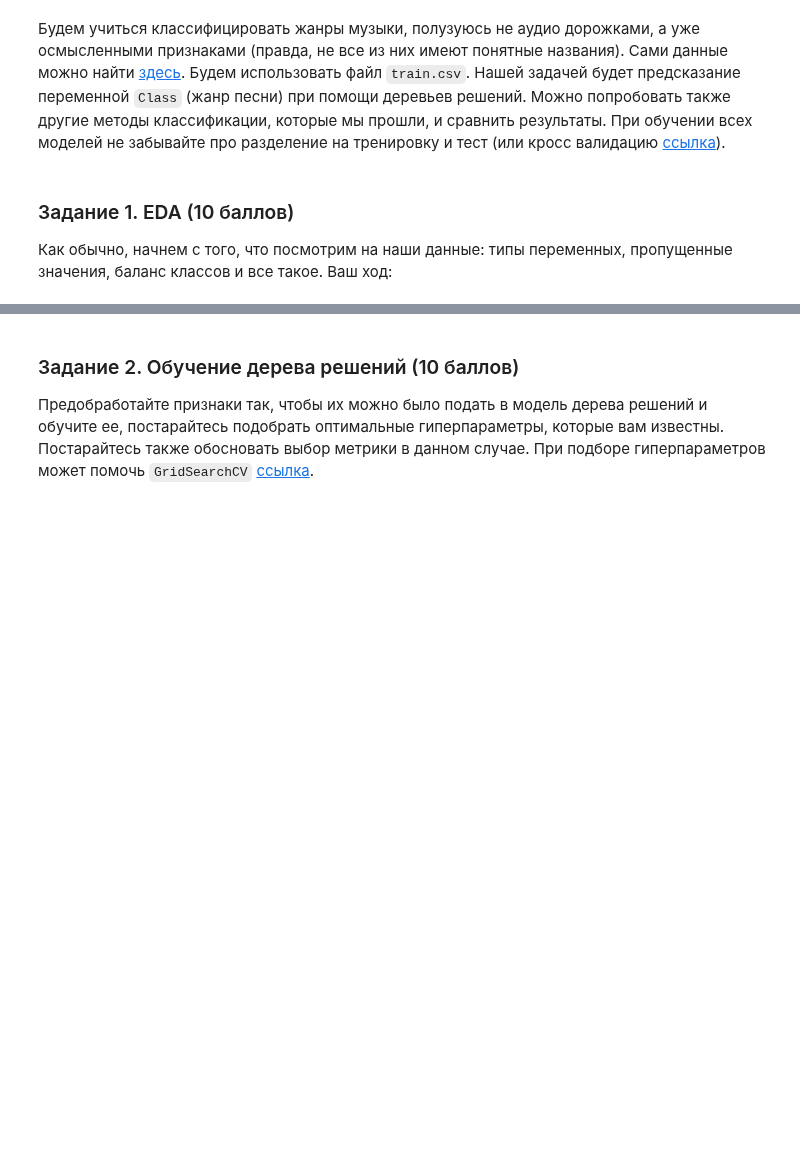
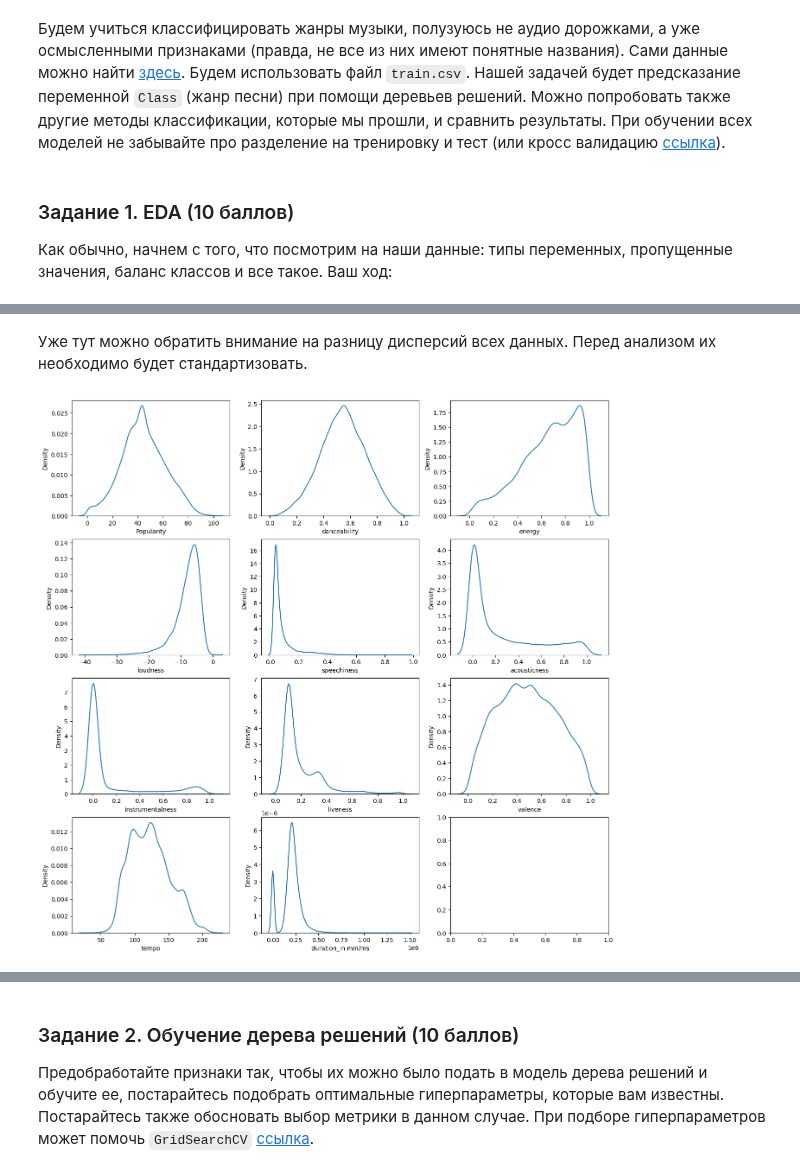
Before and after one commit to EkaterinShitik/BI_ML_2024, a Jupyter notebook: hw4_dt/code/dt_lecture_practice.ipynb, the cells around one changed output, grey strips where cells are left out. Drawn from its saved outputs; the diff is of its cells as text; code cells hidden in the pictures; blank space fills up the shorter version.

```diff
--- a/hw4_dt/code/dt_lecture_practice.ipynb
+++ b/hw4_dt/code/dt_lecture_practice.ipynb
@@ -14,0 +245,24 @@ data.head()
+# %% [markdown]
+Уже тут можно обратить внимание на разницу дисперсий всех данных. Перед анализом их необходимо будет стандартизовать.
+# %%
+fig, axes = plt.subplots(nrows=4, ncols=3, figsize=(16, 16))
+num_cols = ['Popularity',
+      'danceability',
+      'energy',
+      'loudness',
+      'speechiness',
+      'acousticness',
+      'instrumentalness',
+      'liveness',
+      'valence',
+      'tempo',
+      'duration_in min/ms']
+number = 0
+for nrow in range(4):
+    for ncol in range(3):
+        if number == 11:
+            break
+        sns.kdeplot(data[num_cols[number]], ax=axes[nrow][ncol])
+        number += 1
+# %% [output]
+[figure, added]
```
Also changed, not shown: parts of 63 cells of this notebook.
